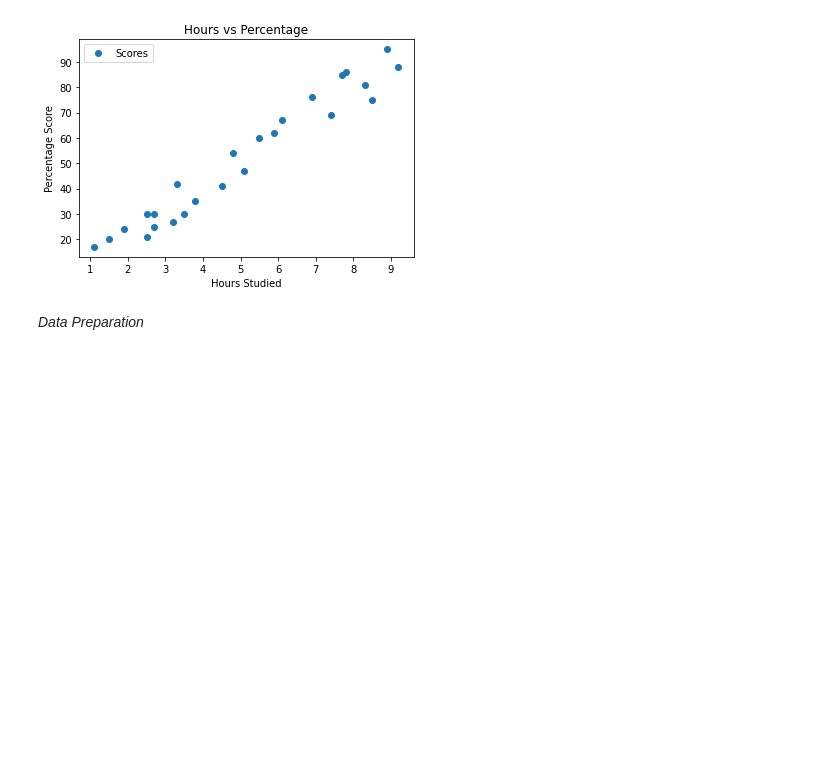
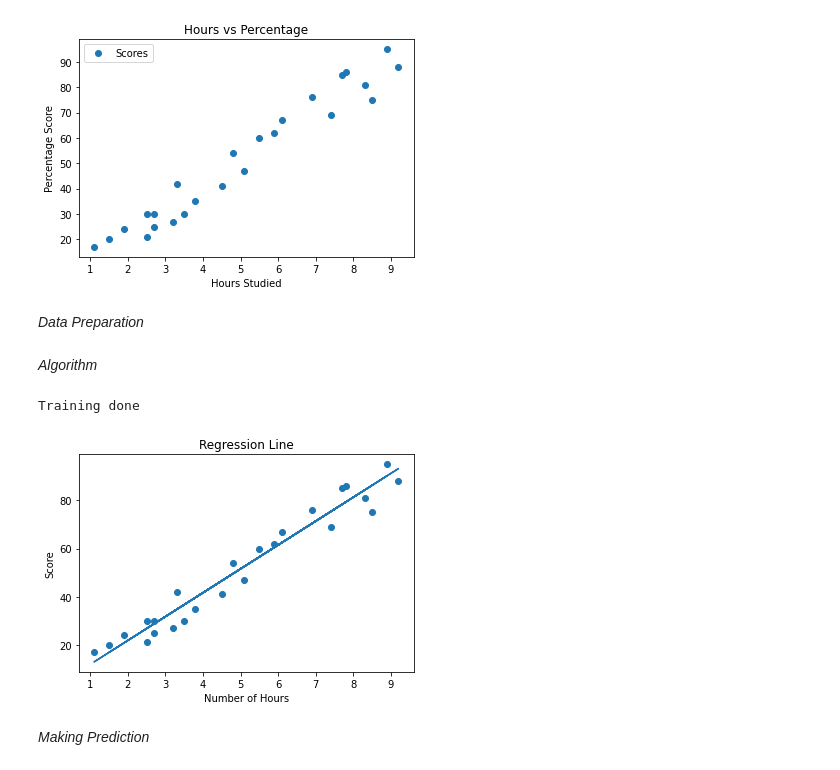
Before and after one commit to christi-john/Sparks, a Jupyter notebook: Task1/Linear_Regression.ipynb, the cells around one changed output. Drawn from its saved outputs; the diff is of its cells as text; code cells hidden in the pictures; blank space fills up the shorter version.

Commit message:
Regression Line Plotted

```diff
--- a/Task1/Linear_Regression.ipynb
+++ b/Task1/Linear_Regression.ipynb
@@ -60,5 +63,27 @@ plt.show()
 # %% [markdown]
 *Data Preparation*
-# %%
-x = data.iloc[:,:].values
-y = data.iloc[:,1].values
+# %%
+x_train, x_test, y_train, y_test = train_test_split(x, y, test_size=0.2, random_state=0)
+# %% [markdown]
+*Algorithm*
+# %%
+linear=LinearRegression()
+linear.fit(x_train, y_train)
+print("Training done")
+# %% [output]
+Training done
+# %%
+c = float(linear.coef_[0])
+d = float(linear.intercept_)
+line = c*x + d
+# %%
+plt.plot(x,line)
+plt.scatter(x,y)
+plt.ylabel('Score')
+plt.xlabel('Number of Hours')
+plt.title('Regression Line')
+plt.show()
+# %% [output]
+[figure, added]
+# %% [markdown]
+*Making Prediction*
```
Also changed, not shown: parts of 1 cell of this notebook.
